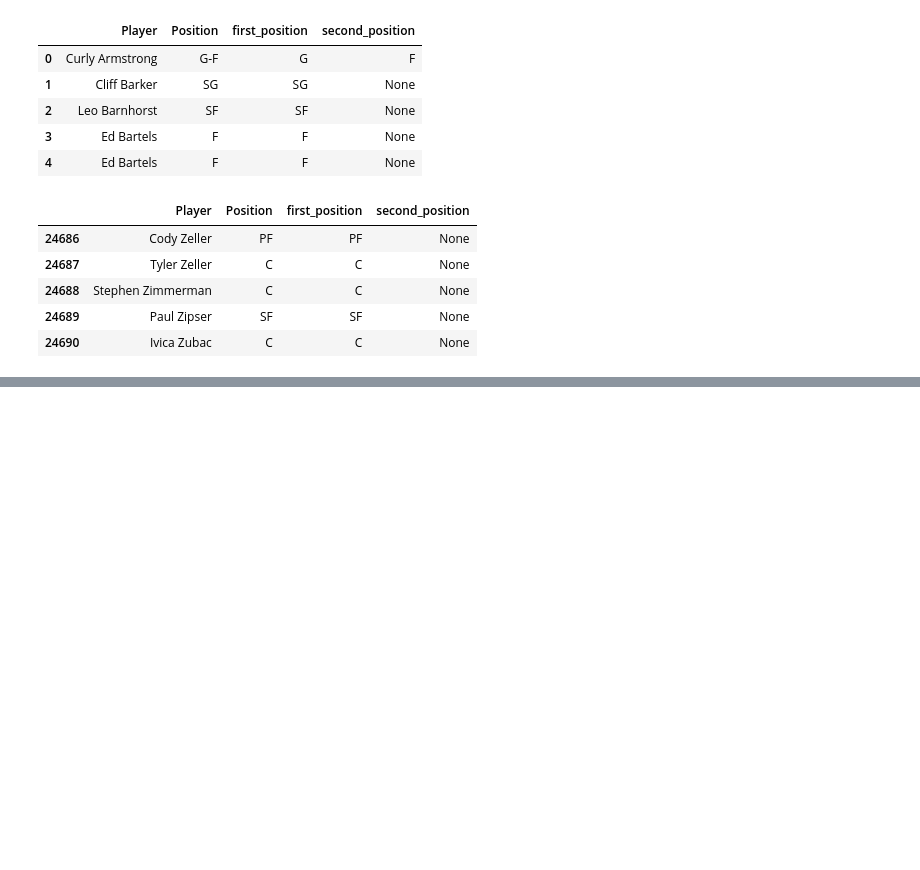
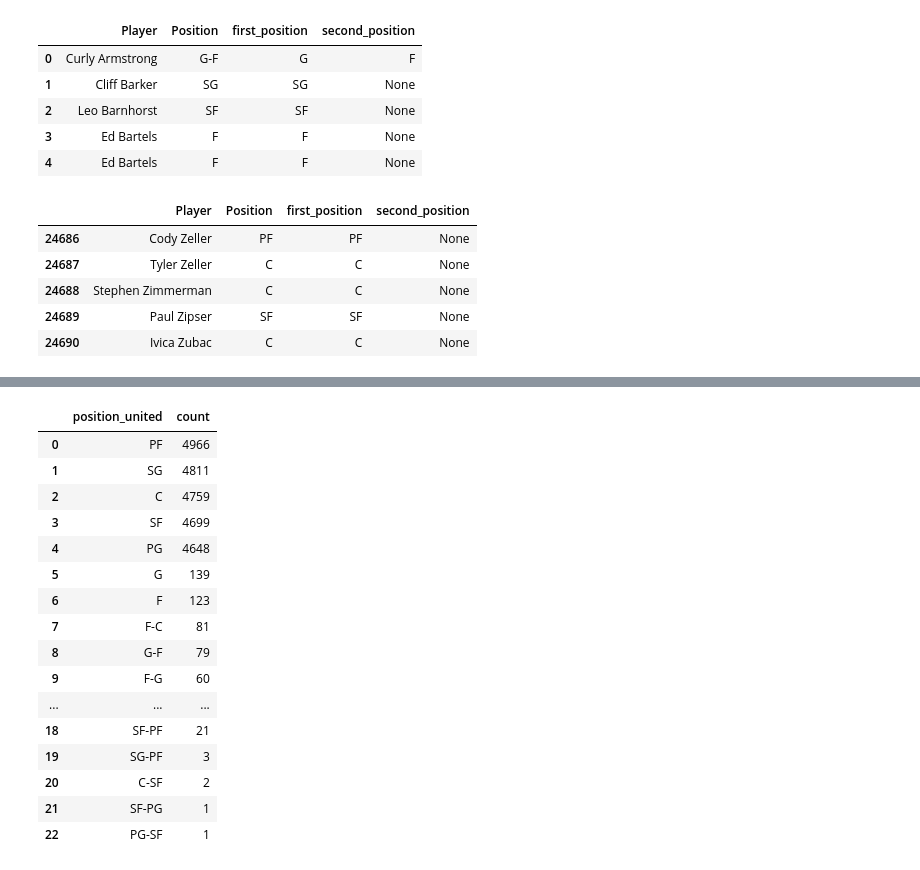
Before and after one commit to 97Peipei/QMSS-GR5072-Spring2026-HWs, a Jupyter notebook: homework-2-main/Submissions/ph2736-HU PEIPEI/HW02.ipynb, the cells around one changed output, grey strips where cells are left out. Drawn from its saved outputs; the diff is of its cells as text; code cells hidden in the pictures; blank space fills up the shorter version.

```diff
--- a/homework-2-main/Submissions/ph2736-HU PEIPEI/HW02.ipynb
+++ b/homework-2-main/Submissions/ph2736-HU PEIPEI/HW02.ipynb
@@ -122,0 +125,31 @@ display(df[['Player', 'Position', 'first_position', 'second_position']].tail())
+# %%
+def combine_positions(row):
+    if row['second_position'] is None or pd.isna(row['second_position']):
+        return row['first_position']
+    else:
+        return f"{row['first_position']}-{row['second_position']}"
+# %%
+df['position_united'] = df.apply(combine_positions, axis=1)
+
+result_Q7 = df['position_united'].value_counts().reset_index()
+result_Q7.columns = ['position_united', 'count']
+
+display(result_Q7)
+# %% [output]
+|  | position_united | count |
+| 0 | PF | 4966 |
+| 1 | SG | 4811 |
+| 2 | C | 4759 |
+| 3 | SF | 4699 |
+| 4 | PG | 4648 |
+| 5 | G | 139 |
+| 6 | F | 123 |
+| 7 | F-C | 81 |
+| 8 | G-F | 79 |
+| 9 | F-G | 60 |
+| ... | ... | ... |
+| 18 | SF-PF | 21 |
+| 19 | SG-PF | 3 |
+| 20 | C-SF | 2 |
+| 21 | SF-PG | 1 |
+| 22 | PG-SF | 1 |
```
Also changed, not shown: parts of 1 cell of this notebook.
